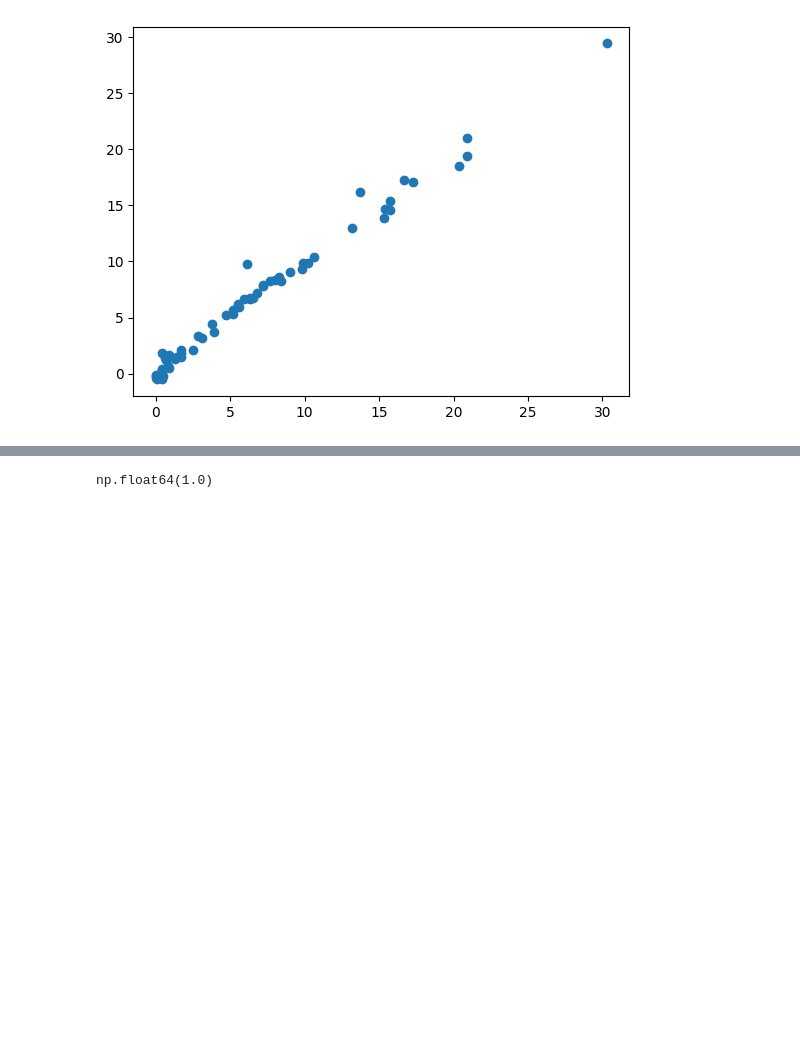
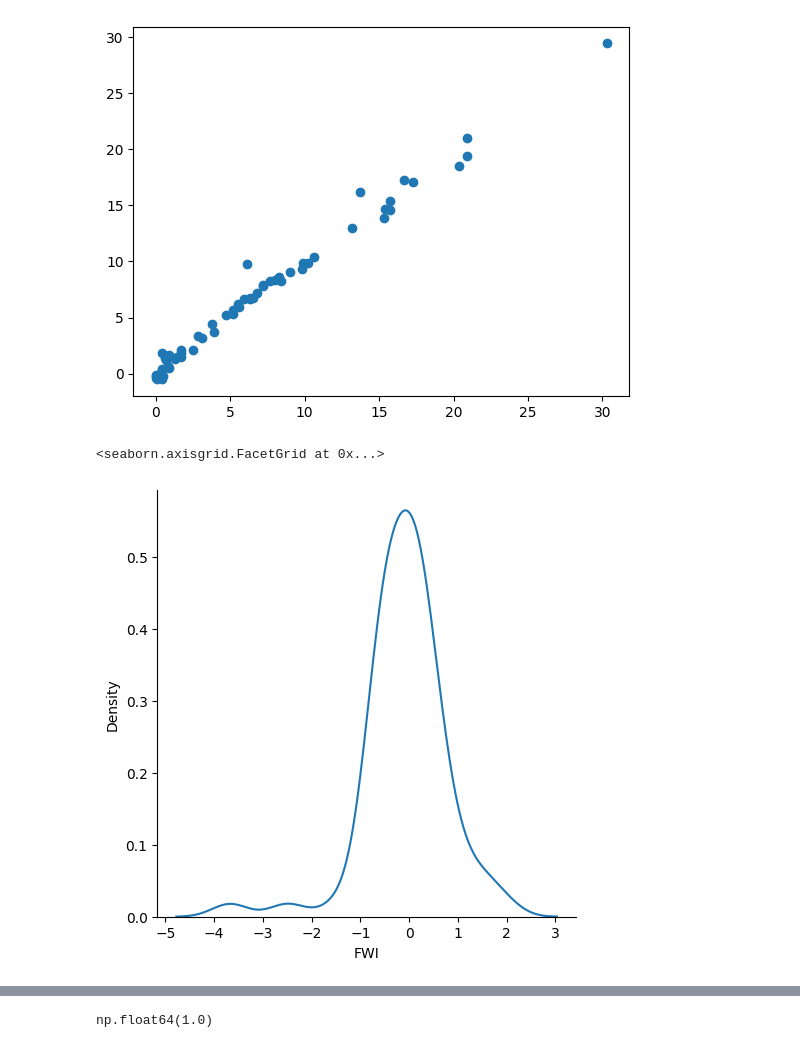
Before and after one commit to yashshahi/Machine_learn, a Jupyter notebook: Linear Regression/model_training_algerian.ipynb, the cells around one changed output, grey strips where cells are left out. Saved outputs shown, nothing was run; the diff lists cells and outputs as text; code cells hidden in the pictures; blank space fills up the shorter version.

```diff
--- a/Linear Regression/model_training_algerian.ipynb
+++ b/Linear Regression/model_training_algerian.ipynb
@@ -337,3 +344,10 @@ R2 Score: 0.9842993364555513
 mean square error: 0.6949198918152074
 <matplotlib.collections.PathCollection at 0x...>
 [figure]
+# %%
+residuals=y_test-y_pred
+# %%
+sns.displot(residuals,kind='kde')
+# %% [output]
+<seaborn.axisgrid.FacetGrid at 0x...>
+[figure, added]
```
Also changed, not shown: parts of 7 cells of this notebook, 5 other files.
